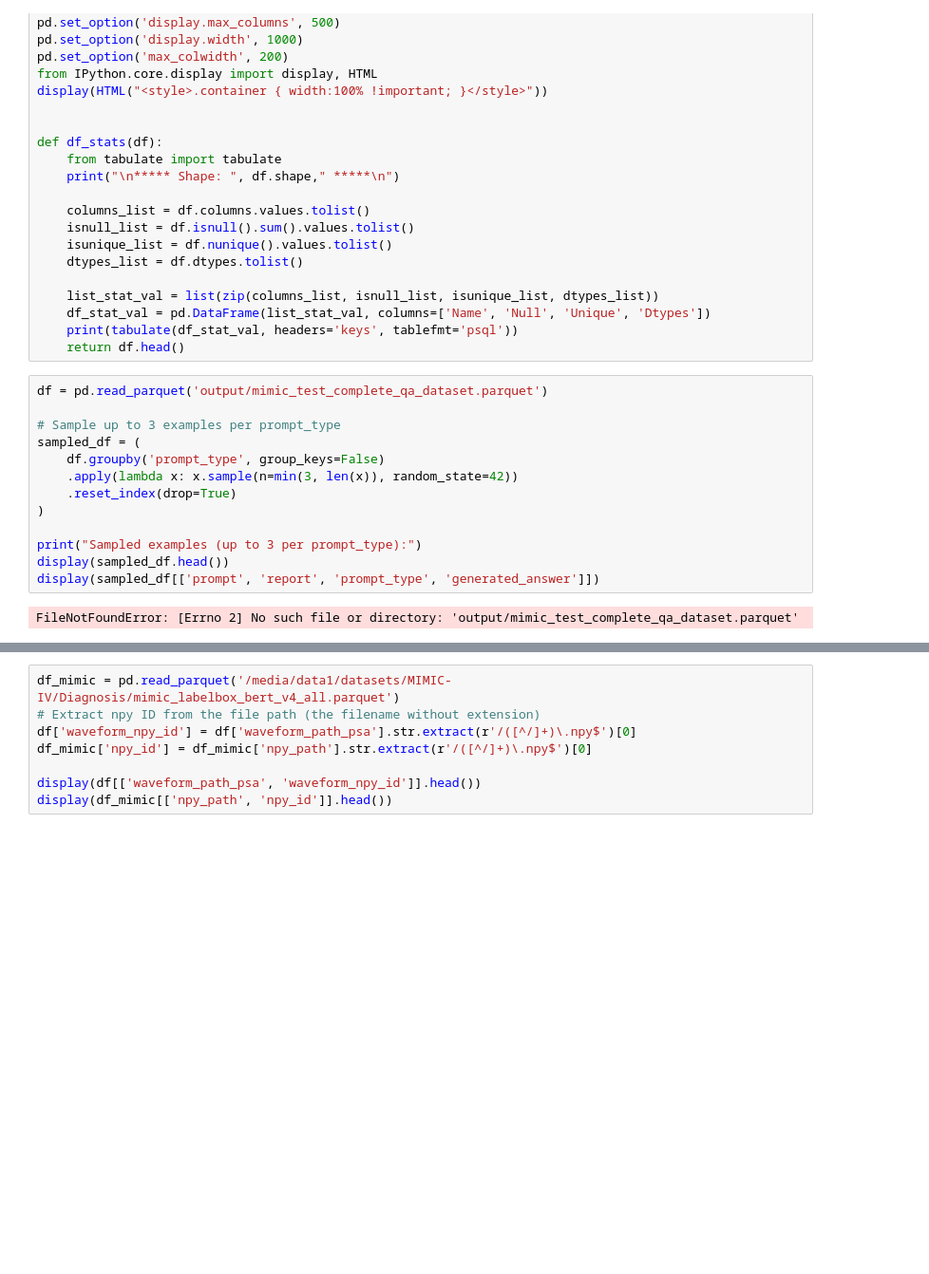
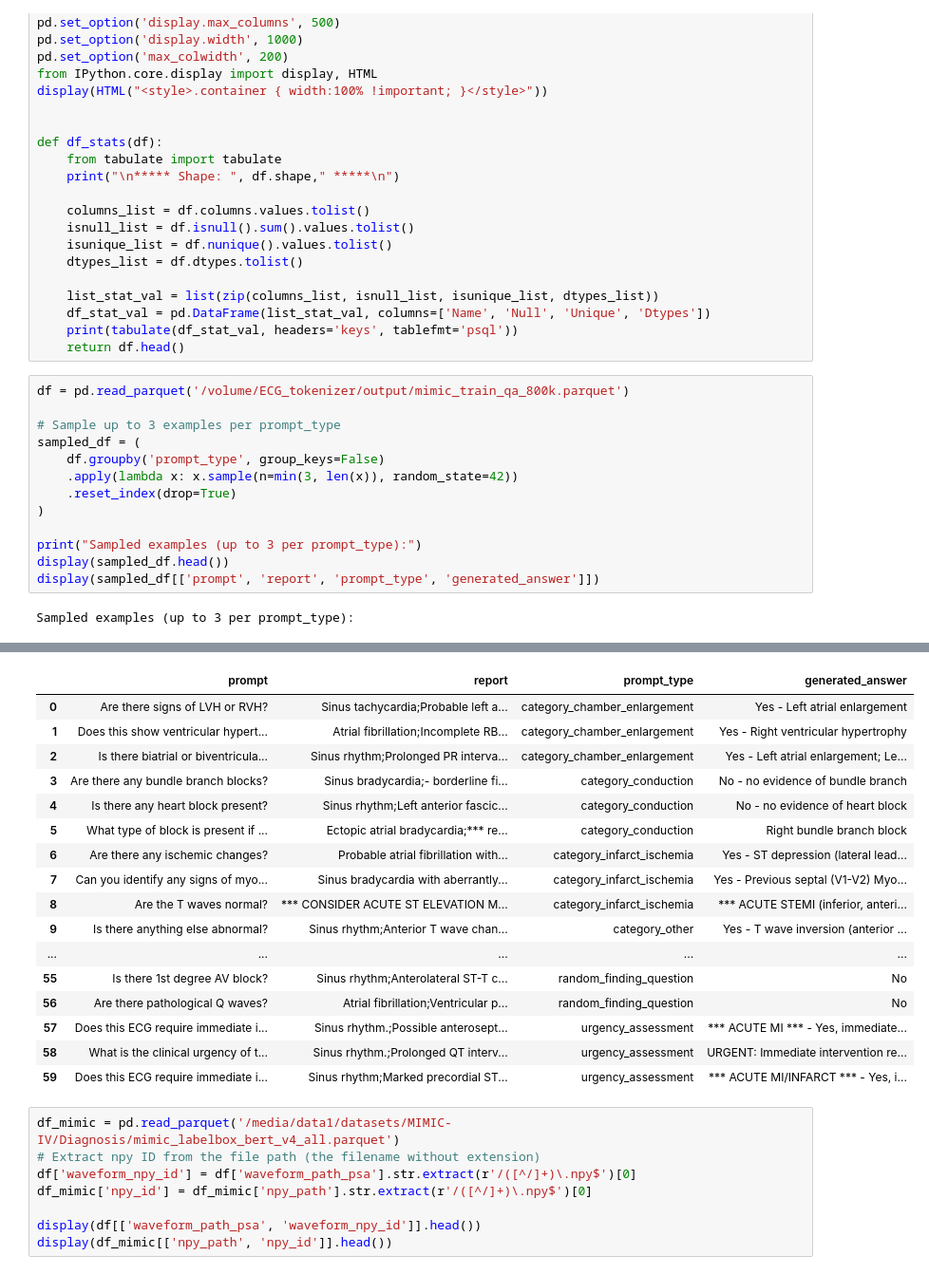
Before and after one commit to HeartWise-AI/ECG_tokenizer, a Jupyter notebook: test.ipynb, the cells around one changed output, grey strips where cells are left out. Shown: that part at 95% size. Saved outputs shown, nothing was run; the diff lists cells and outputs as text; blank space fills up the shorter version.

```diff
--- a/test.ipynb
+++ b/test.ipynb
@@ -25,7 +25,7 @@ def df_stats(df):
     print(tabulate(df_stat_val, headers='keys', tablefmt='psql'))
     return df.head()
 # %%
-df = pd.read_parquet('output/mimic_test_complete_qa_dataset.parquet')
+df = pd.read_parquet('/volume/ECG_tokenizer/output/mimic_train_qa_800k.parquet')
 
 # Sample up to 3 examples per prompt_type
 sampled_df = (
@@ -38,4 +38,4 @@ print("Sampled examples (up to 3 per prompt_type):")
 display(sampled_df.head())
 display(sampled_df[['prompt', 'report', 'prompt_type', 'generated_answer']])
 # %% [output]
-FileNotFoundError: [Errno 2] No such file or directory: 'output/mimic_test_complete_qa_dataset.parquet'
+Sampled examples (up to 3 per prompt_type):
@@ -42,3 +48,20 @@ FileNotFoundError: [Errno 2] No such file or directory: 'output/mimic_test_compl
+|  | prompt | report | prompt_type | generated_answer |
+| 0 | Are there signs of LVH or RVH? | Sinus tachycardia;Probable left a... | category_chamber_enlargement | Yes - Left atrial enlargement |
+| 1 | Does this show ventricular hypert... | Atrial fibrillation;Incomplete RB... | category_chamber_enlargement | Yes - Right ventricular hypertrophy |
+| 2 | Is there biatrial or biventricula... | Sinus rhythm;Prolonged PR interva... | category_chamber_enlargement | Yes - Left atrial enlargement; Le... |
+| 3 | Are there any bundle branch blocks? | Sinus bradycardia;- borderline fi... | category_conduction | No - no evidence of bundle branch |
+| 4 | Is there any heart block present? | Sinus rhythm;Left anterior fascic... | category_conduction | No - no evidence of heart block |
+| 5 | What type of block is present if ... | Ectopic atrial bradycardia;*** re... | category_conduction | Right bundle branch block |
+| 6 | Are there any ischemic changes? | Probable atrial fibrillation with... | category_infarct_ischemia | Yes - ST depression (lateral lead... |
+| 7 | Can you identify any signs of myo... | Sinus bradycardia with aberrantly... | category_infarct_ischemia | Yes - Previous septal (V1-V2) Myo... |
+| 8 | Are the T waves normal? | *** CONSIDER ACUTE ST ELEVATION M... | category_infarct_ischemia | *** ACUTE STEMI (inferior, anteri... |
+| 9 | Is there anything else abnormal? | Sinus rhythm;Anterior T wave chan... | category_other | Yes - T wave inversion (anterior ... |
+| ... | ... | ... | ... | ... |
+| 55 | Is there 1st degree AV block? | Sinus rhythm;Anterolateral ST-T c... | random_finding_question | No |
+| 56 | Are there pathological Q waves? | Atrial fibrillation;Ventricular p... | random_finding_question | No |
+| 57 | Does this ECG require immediate i... | Sinus rhythm.;Possible anterosept... | urgency_assessment | *** ACUTE MI *** - Yes, immediate... |
+| 58 | What is the clinical urgency of t... | Sinus rhythm.;Prolonged QT interv... | urgency_assessment | URGENT: Immediate intervention re... |
+| 59 | Does this ECG require immediate i... | Sinus rhythm;Marked precordial ST... | urgency_assessment | *** ACUTE MI/INFARCT *** - Yes, i... |
 # %%
 df_mimic = pd.read_parquet('/media/data1/datasets/MIMIC-IV/Diagnosis/mimic_labelbox_bert_v4_all.parquet')
 # Extract npy ID from the file path (the filename without extension)
```
Also changed, not shown: parts of 1 cell of this notebook, 31 other files.
